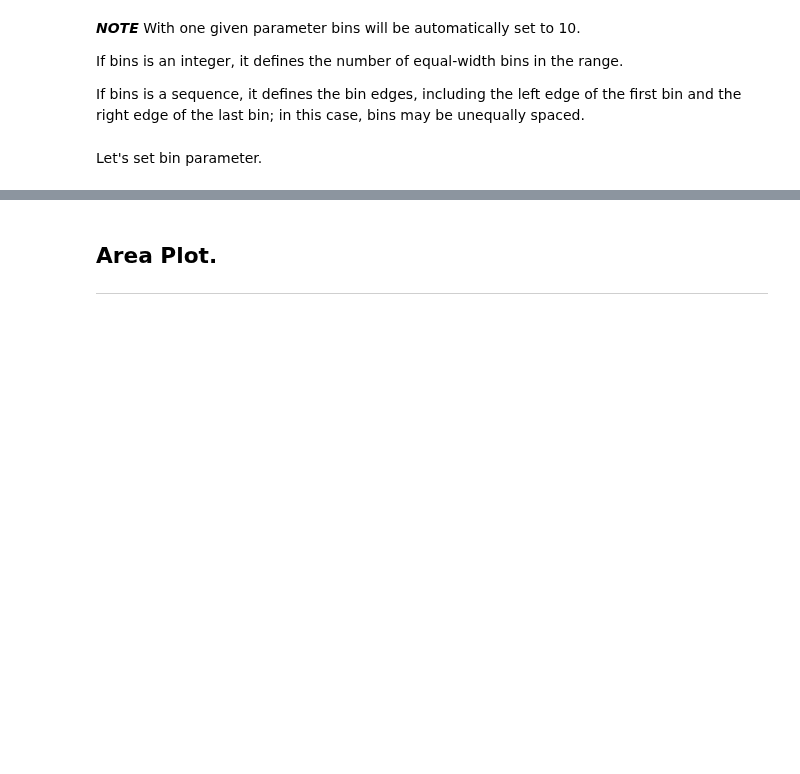
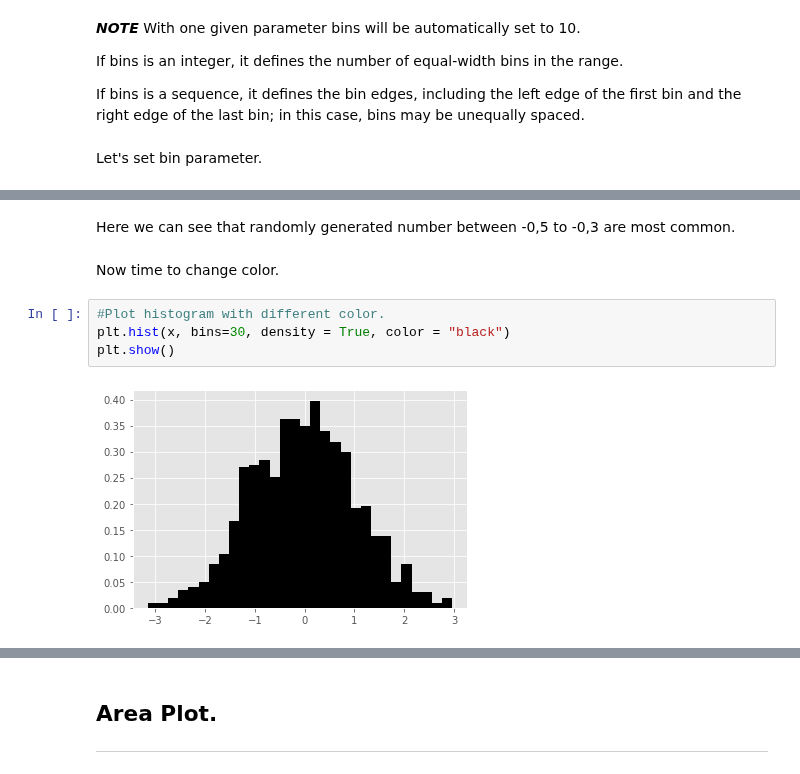
Before and after one commit to DracoNibilis/CAO_Points_Analysis, a Jupyter notebook: pyplot.ipynb, the cells around one changed output, grey strips where cells are left out. Drawn from its saved outputs; the diff is of its cells as text; blank space fills up the shorter version.

```diff
--- a/pyplot.ipynb
+++ b/pyplot.ipynb
@@ -476,0 +486,10 @@ Now we can see that the data are separated into 30 bins.
+# %% [markdown]
+Here we can see that randomly generated number between -0,5 to -0,3 are most common.
+# %% [markdown]
+Now time to change color.
+# %%
+#Plot histogram with different color.
+plt.hist(x, bins=30, density = True, color = "black")
+plt.show()
+# %% [output]
+[figure, added]
```
Also changed, not shown: parts of 28 cells of this notebook.
